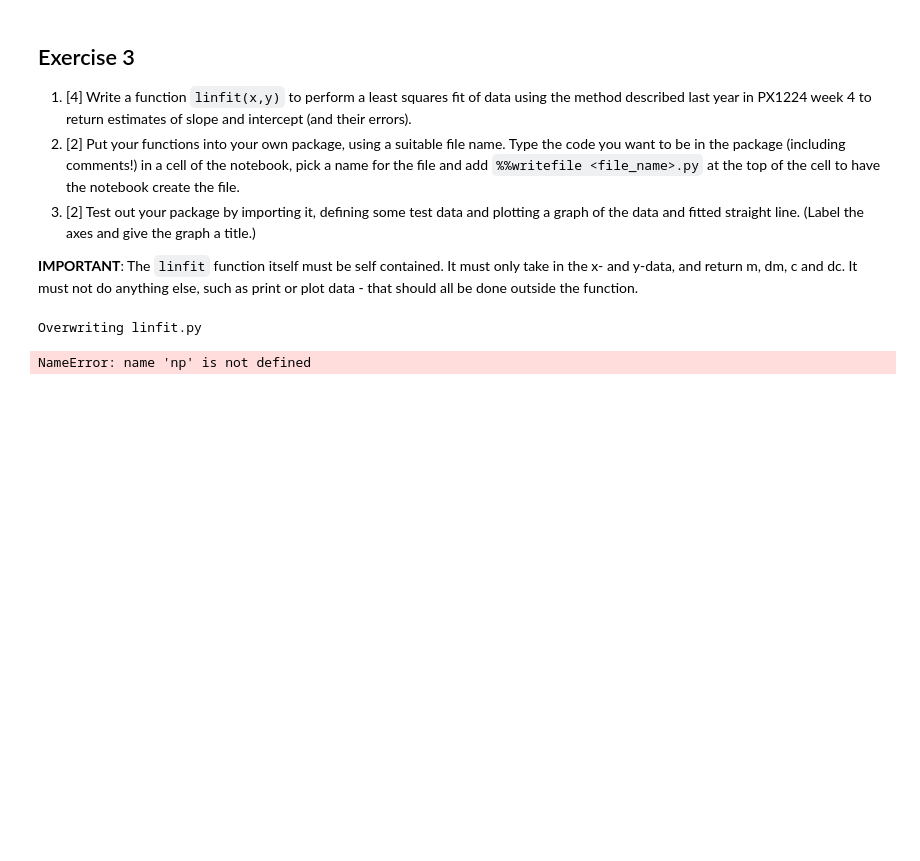
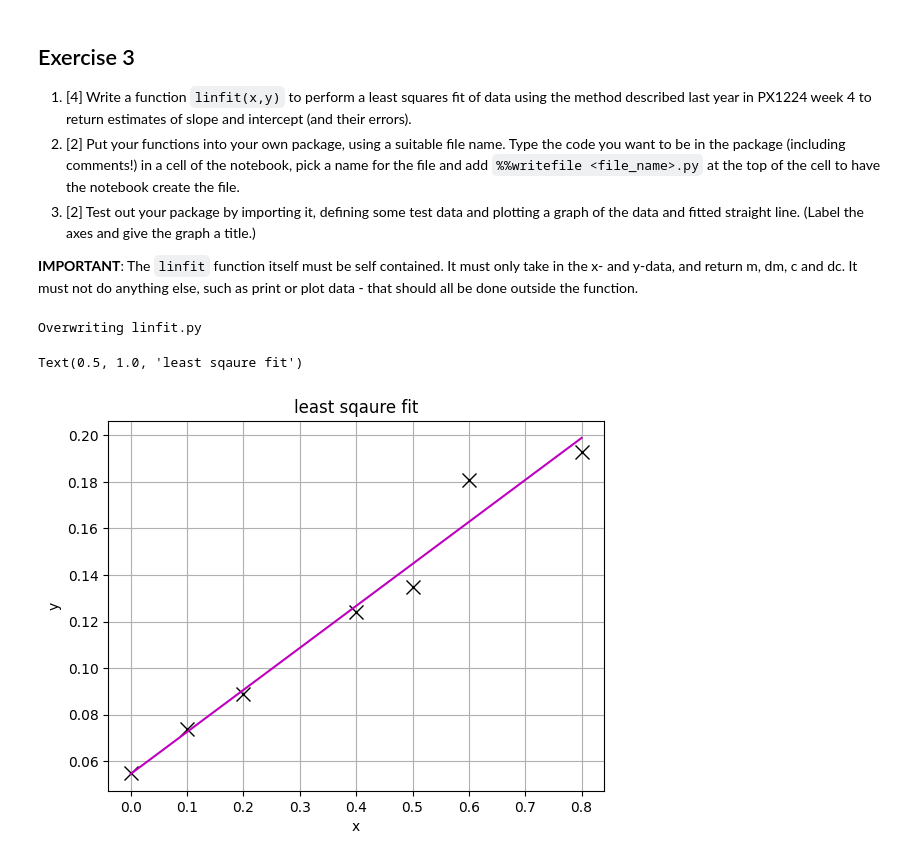
Before and after one commit to PX2145-2025/week-2-b-McCulloch-Rhys, a Jupyter notebook: Functions.ipynb, the cells around one changed output. Saved outputs shown, nothing was run; the diff lists cells and outputs as text; code cells hidden in the pictures; blank space fills up the shorter version.

```diff
--- a/Functions.ipynb
+++ b/Functions.ipynb
@@ -286,9 +286,9 @@ t = np.linspace(0, 100, 100)
 def func1(t, a, f, p):
 
   return a * np.sin(2 * np.pi * (f * t + p))
-print(func1(t, a, f, p))
+print(func1(t, a_default, f_default, p_default))
 
-y = func1(t, a, f, p)
+y = func1(t, a_default, f_default, p_default)
 plt.figure()
 plt.plot(t, y)
 plt.xlabel('time (s)')
@@ -418,12 +449,23 @@ def linfit(x, y):
 Overwriting linfit.py
 # %%
 from linfit import linfit
-import numpy as np
-
 
 x = np.array([0, 0.1, 0.2, 0.4, 0.5, 0.6, 0.8])
 y = np.array([0.055, 0.074, 0.089, 0.124, 0.135, 0.181, 0.193])
 
 m, dm, c, dc = linfit(x, y)
+
+p_coeff = np.polyfit(x, y, 1)
+p = np.poly1d(p_coeff)
+z = np.linspace(min(x), max(x), 100)
+
+plt.figure()
+plt.plot(x, y, 'kx', markersize = 10, label = 'data')
+plt.plot(z, p(z), 'm-', label = 'best fit')
+plt.xlabel('x')
+plt.ylabel('y')
+plt.grid()
+plt.title('least sqaure fit')
 # %% [output]
-NameError: name 'np' is not defined
+Text(0.5, 1.0, 'least sqaure fit')
+[figure, added]
```
Also changed, not shown: parts of 3 cells of this notebook.
